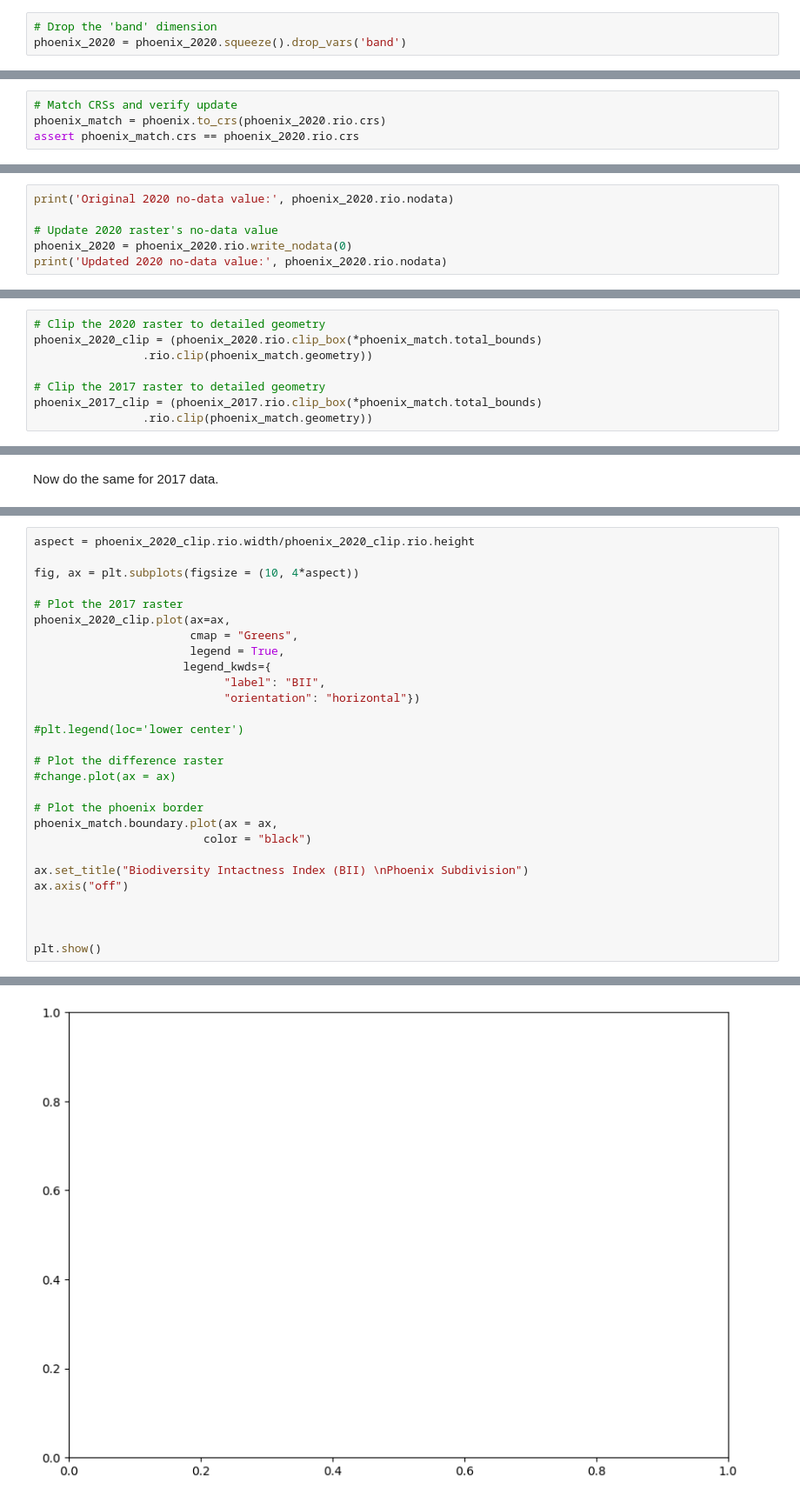
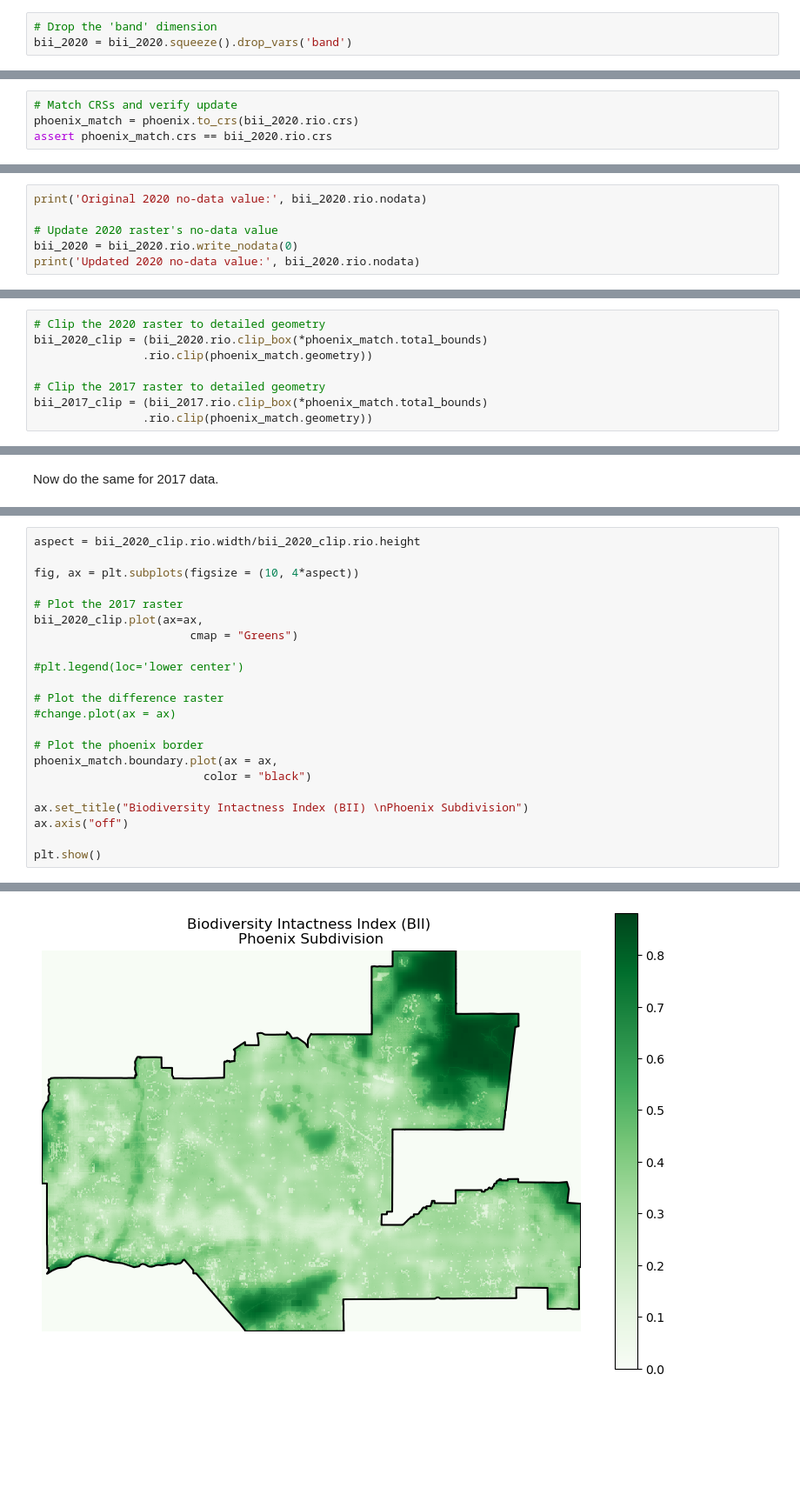
Before and after one commit to ceh58/biodiversity-phoenix, a Jupyter notebook: biodiversity-phonix.ipynb, the cells around one changed output, grey strips where cells are left out. Shown: that part at 87% size. Cells and saved outputs as stored; diff of their text form; blank space fills up the shorter version.

```diff
--- a/biodiversity-phonix.ipynb
+++ b/biodiversity-phonix.ipynb
@@ -161,6 +187,6 @@ attrs: {'AREA_OR_POINT': 'Area', 'scale_factor': 1.0, 'add_offset': 0.0}
 The dimension 'band' of size 1 is not useful. We can drop it using the `squeeze()` and `.drop_vars()`functions.
 # %%
 # Drop the 'band' dimension
-phoenix_2020 = phoenix_2020.squeeze().drop_vars('band')
+bii_2020 = bii_2020.squeeze().drop_vars('band')
 # %%
 # Confirm 'band' was dropped
@@ -210,4 +236,4 @@ print(phoenix_2017.dims, phoenix_2017.coords)
 # %%
 # Match CRSs and verify update
-phoenix_match = phoenix.to_crs(phoenix_2020.rio.crs)
-assert phoenix_match.crs == phoenix_2020.rio.crs
+phoenix_match = phoenix.to_crs(bii_2020.rio.crs)
+assert phoenix_match.crs == bii_2020.rio.crs
@@ -214,9 +242,9 @@ assert phoenix_match.crs == phoenix_2020.rio.crs
 # %%
-print('Original 2020 no-data value:', phoenix_2020.rio.nodata)
+print('Original 2020 no-data value:', bii_2020.rio.nodata)
 
 # Update 2020 raster's no-data value
-phoenix_2020 = phoenix_2020.rio.write_nodata(0)
-print('Updated 2020 no-data value:', phoenix_2020.rio.nodata)
+bii_2020 = bii_2020.rio.write_nodata(0)
+print('Updated 2020 no-data value:', bii_2020.rio.nodata)
 # %% [output]
 Original 2020 no-data value: None
 Updated 2020 no-data value: 0.0
@@ -232,8 +262,8 @@ Updated 2017 no-data value: 0.0
 # %%
 # Clip the 2020 raster to detailed geometry
-phoenix_2020_clip = (phoenix_2020.rio.clip_box(*phoenix_match.total_bounds)
+bii_2020_clip = (bii_2020.rio.clip_box(*phoenix_match.total_bounds)
                 .rio.clip(phoenix_match.geometry))
 
 # Clip the 2017 raster to detailed geometry
-phoenix_2017_clip = (phoenix_2017.rio.clip_box(*phoenix_match.total_bounds)
+bii_2017_clip = (bii_2017.rio.clip_box(*phoenix_match.total_bounds)
                 .rio.clip(phoenix_match.geometry))
@@ -301,15 +344,11 @@ change.plot()
 # %%
-aspect = phoenix_2020_clip.rio.width/phoenix_2020_clip.rio.height
+aspect = bii_2020_clip.rio.width/bii_2020_clip.rio.height
 
 fig, ax = plt.subplots(figsize = (10, 4*aspect))
 
 # Plot the 2017 raster
-phoenix_2020_clip.plot(ax=ax,
-                       cmap = "Greens",
-                       legend = True,
-                      legend_kwds={
-                            "label": "BII",
-                            "orientation": "horizontal"})
+bii_2020_clip.plot(ax=ax,
+                       cmap = "Greens")
 
 #plt.legend(loc='lower center')
 
@@ -323,7 +362,5 @@ phoenix_match.boundary.plot(ax = ax,
 ax.set_title("Biodiversity Intactness Index (BII) \nPhoenix Subdivision")
 ax.axis("off")
 
-
-
 plt.show()
 # %% [output]
@@ -331 +367 @@ AttributeError: QuadMesh.set() got an unexpected keyword argument 'legend'
-[figure, old version]
+[figure, new version]
```
Also changed, not shown: parts of 32 cells of this notebook.
